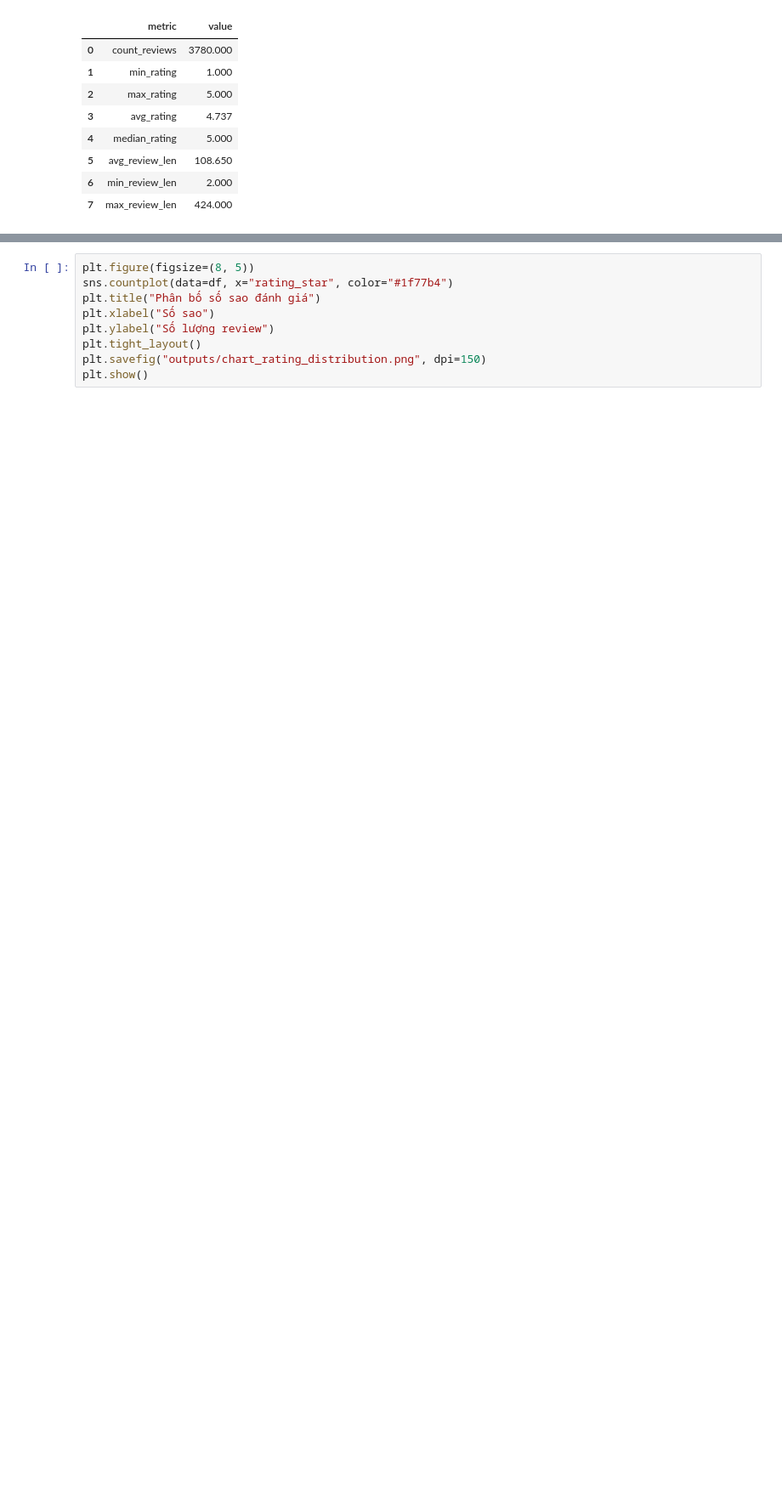
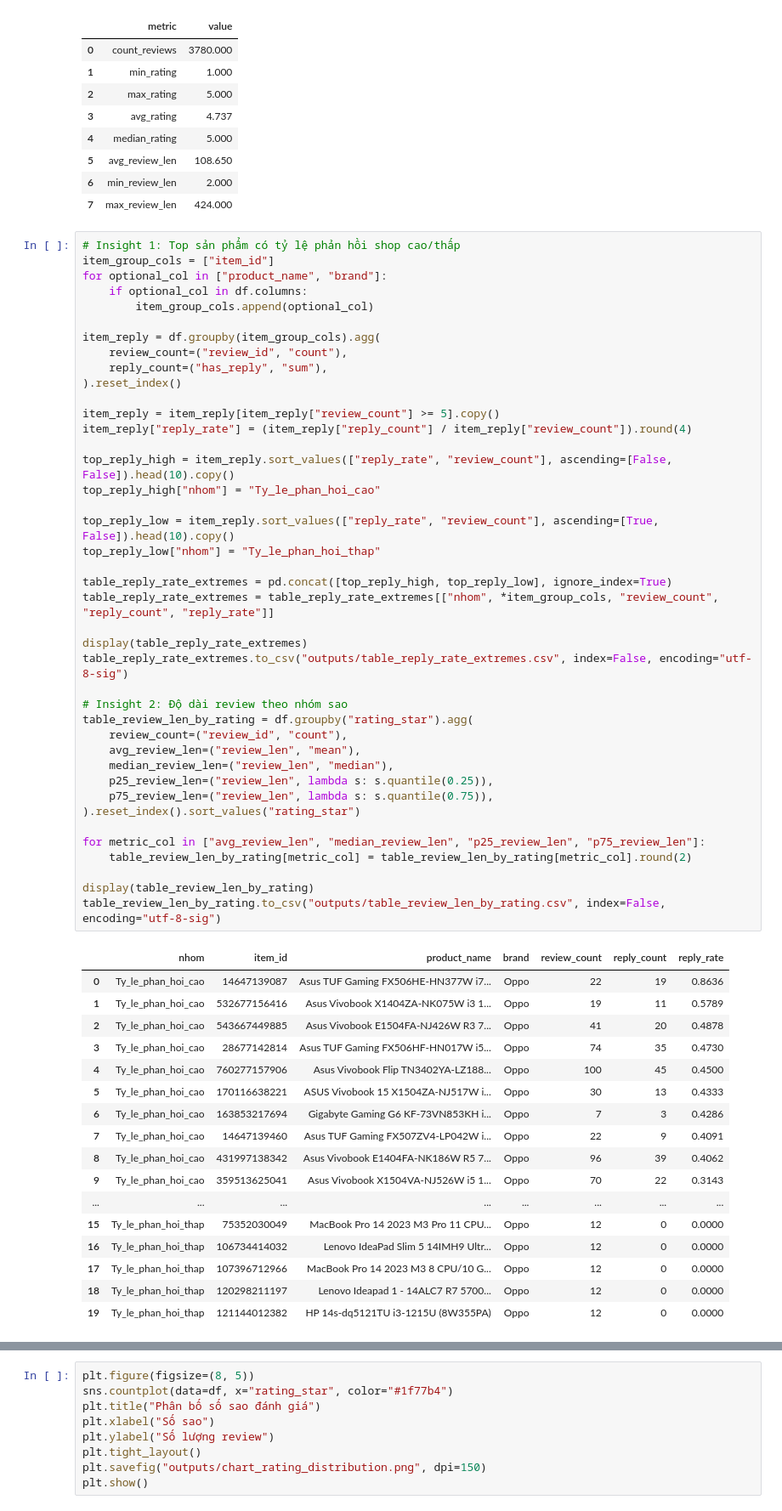
Before and after one commit to CodeingOver/KTLTTrongPTDL, a Jupyter notebook: 02_EDA_Preprocessing.ipynb, the cells around one changed output, grey strips where cells are left out. Shown at 85% size. Cells and saved outputs as stored; diff of their text form; blank space fills up the shorter version.

```diff
--- a/02_EDA_Preprocessing.ipynb
+++ b/02_EDA_Preprocessing.ipynb
@@ -149,3 +183,62 @@ summary.to_csv("outputs/eda_summary.csv", index=False, encoding="utf-8-sig")
 | 5 | avg_review_len | 108.650 |
 | 6 | min_review_len | 2.000 |
 | 7 | max_review_len | 424.000 |
+# %%
+# Insight 1: Top sản phẩm có tỷ lệ phản hồi shop cao/thấp
+item_group_cols = ["item_id"]
+for optional_col in ["product_name", "brand"]:
+    if optional_col in df.columns:
+        item_group_cols.append(optional_col)
+
+item_reply = df.groupby(item_group_cols).agg(
+    review_count=("review_id", "count"),
+    reply_count=("has_reply", "sum"),
+).reset_index()
+
+item_reply = item_reply[item_reply["review_count"] >= 5].copy()
+item_reply["reply_rate"] = (item_reply["reply_count"] / item_reply["review_count"]).round(4)
+
+top_reply_high = item_reply.sort_values(["reply_rate", "review_count"], ascending=[False, False]).head(10).copy()
+top_reply_high["nhom"] = "Ty_le_phan_hoi_cao"
+
+top_reply_low = item_reply.sort_values(["reply_rate", "review_count"], ascending=[True, False]).head(10).copy()
+top_reply_low["nhom"] = "Ty_le_phan_hoi_thap"
+
+table_reply_rate_extremes = pd.concat([top_reply_high, top_reply_low], ignore_index=True)
+table_reply_rate_extremes = table_reply_rate_extremes[["nhom", *item_group_cols, "review_count", "reply_count", "reply_rate"]]
+
+display(table_reply_rate_extremes)
+table_reply_rate_extremes.to_csv("outputs/table_reply_rate_extremes.csv", index=False, encoding="utf-8-sig")
+
+# Insight 2: Độ dài review theo nhóm sao
+table_review_len_by_rating = df.groupby("rating_star").agg(
+    review_count=("review_id", "count"),
+    avg_review_len=("review_len", "mean"),
+    median_review_len=("review_len", "median"),
+    p25_review_len=("review_len", lambda s: s.quantile(0.25)),
+    p75_review_len=("review_len", lambda s: s.quantile(0.75)),
+).reset_index().sort_values("rating_star")
+
+for metric_col in ["avg_review_len", "median_review_len", "p25_review_len", "p75_review_len"]:
+    table_review_len_by_rating[metric_col] = table_review_len_by_rating[metric_col].round(2)
+
+display(table_review_len_by_rating)
+table_review_len_by_rating.to_csv("outputs/table_review_len_by_rating.csv", index=False, encoding="utf-8-sig")
+# %% [output]
+|  | nhom | item_id | product_name | brand | review_count | reply_count | reply_rate |
+| 0 | Ty_le_phan_hoi_cao | 14647139087 | Asus TUF Gaming FX506HE-HN377W i7... | Oppo | 22 | 19 | 0.8636 |
+| 1 | Ty_le_phan_hoi_cao | 532677156416 | Asus Vivobook X1404ZA-NK075W i3 1... | Oppo | 19 | 11 | 0.5789 |
+| 2 | Ty_le_phan_hoi_cao | 543667449885 | Asus Vivobook E1504FA-NJ426W R3 7... | Oppo | 41 | 20 | 0.4878 |
+| 3 | Ty_le_phan_hoi_cao | 28677142814 | Asus TUF Gaming FX506HF-HN017W i5... | Oppo | 74 | 35 | 0.4730 |
+| 4 | Ty_le_phan_hoi_cao | 760277157906 | Asus Vivobook Flip TN3402YA-LZ188... | Oppo | 100 | 45 | 0.4500 |
+| 5 | Ty_le_phan_hoi_cao | 170116638221 | ASUS Vivobook 15 X1504ZA-NJ517W i... | Oppo | 30 | 13 | 0.4333 |
+| 6 | Ty_le_phan_hoi_cao | 163853217694 | Gigabyte Gaming G6 KF-73VN853KH i... | Oppo | 7 | 3 | 0.4286 |
+| 7 | Ty_le_phan_hoi_cao | 14647139460 | Asus TUF Gaming FX507ZV4-LP042W i... | Oppo | 22 | 9 | 0.4091 |
+| 8 | Ty_le_phan_hoi_cao | 431997138342 | Asus Vivobook E1404FA-NK186W R5 7... | Oppo | 96 | 39 | 0.4062 |
+| 9 | Ty_le_phan_hoi_cao | 359513625041 | Asus Vivobook X1504VA-NJ526W i5 1... | Oppo | 70 | 22 | 0.3143 |
+| ... | ... | ... | ... | ... | ... | ... | ... |
+| 15 | Ty_le_phan_hoi_thap | 75352030049 | MacBook Pro 14 2023 M3 Pro 11 CPU... | Oppo | 12 | 0 | 0.0000 |
+| 16 | Ty_le_phan_hoi_thap | 106734414032 | Lenovo IdeaPad Slim 5 14IMH9 Ultr... | Oppo | 12 | 0 | 0.0000 |
+| 17 | Ty_le_phan_hoi_thap | 107396712966 | MacBook Pro 14 2023 M3 8 CPU/10 G... | Oppo | 12 | 0 | 0.0000 |
+| 18 | Ty_le_phan_hoi_thap | 120298211197 | Lenovo Ideapad 1 - 14ALC7 R7 5700... | Oppo | 12 | 0 | 0.0000 |
+| 19 | Ty_le_phan_hoi_thap | 121144012382 | HP 14s-dq5121TU i3-1215U (8W355PA) | Oppo | 12 | 0 | 0.0000 |
```
Also changed, not shown: parts of 2 cells of this notebook, 4 other files.
